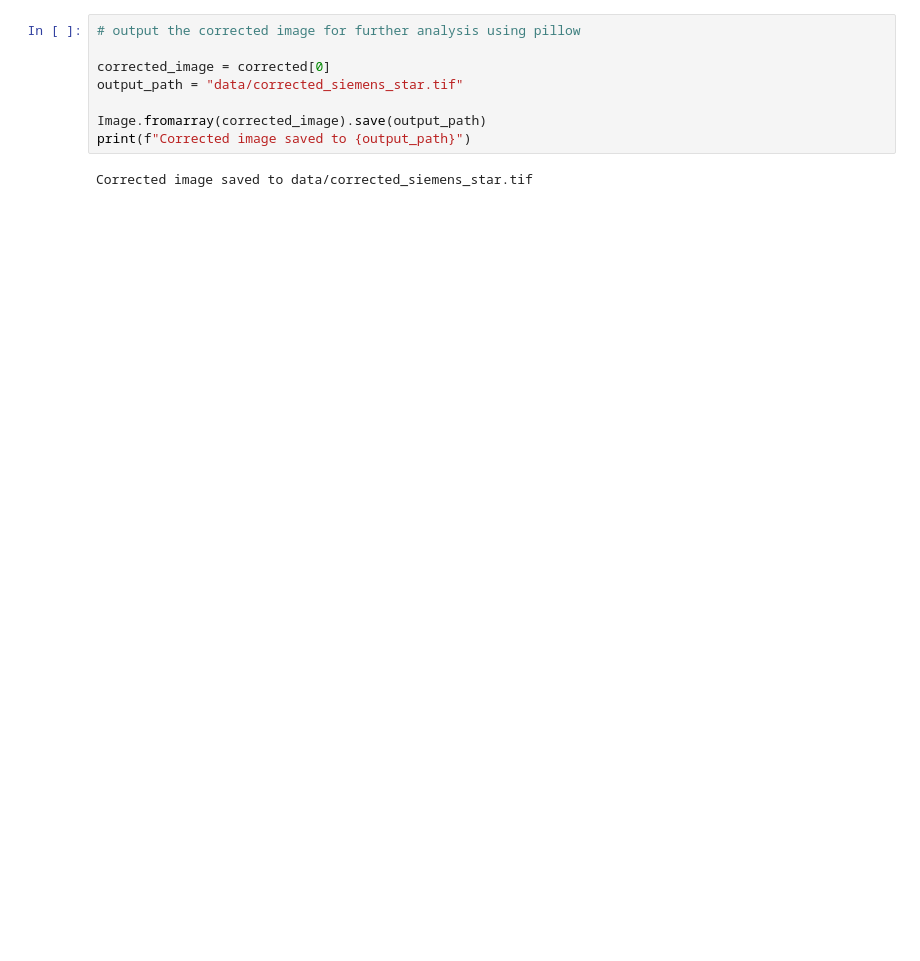
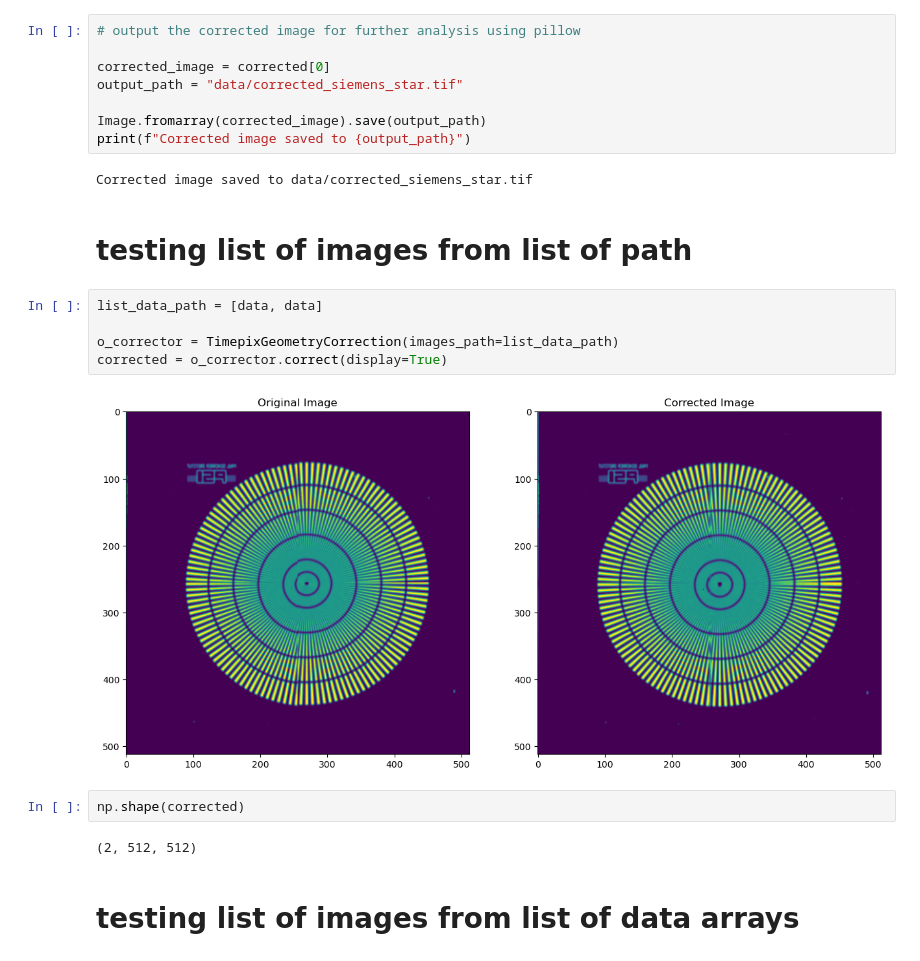
Before and after one commit to ornlneutronimaging/timepix_geometry_correction, a Jupyter notebook: notebooks/test_library.ipynb, the cells around one changed output. Saved outputs shown, nothing was run; the diff lists cells and outputs as text; blank space fills up the shorter version.

```diff
--- a/notebooks/test_library.ipynb
+++ b/notebooks/test_library.ipynb
@@ -27,3 +28,18 @@ Image.fromarray(corrected_image).save(output_path)
 print(f"Corrected image saved to {output_path}")
 # %% [output]
 Corrected image saved to data/corrected_siemens_star.tif
+# %% [markdown]
+# testing list of images from list of path
+# %%
+list_data_path = [data, data]
+
+o_corrector = TimepixGeometryCorrection(images_path=list_data_path)
+corrected = o_corrector.correct(display=True)
+# %% [output]
+[figure, added]
+# %%
+np.shape(corrected)
+# %% [output]
+(2, 512, 512)
+# %% [markdown]
+# testing list of images from list of data arrays
```
Also changed, not shown: parts of 6 cells of this notebook, 3 other files.
